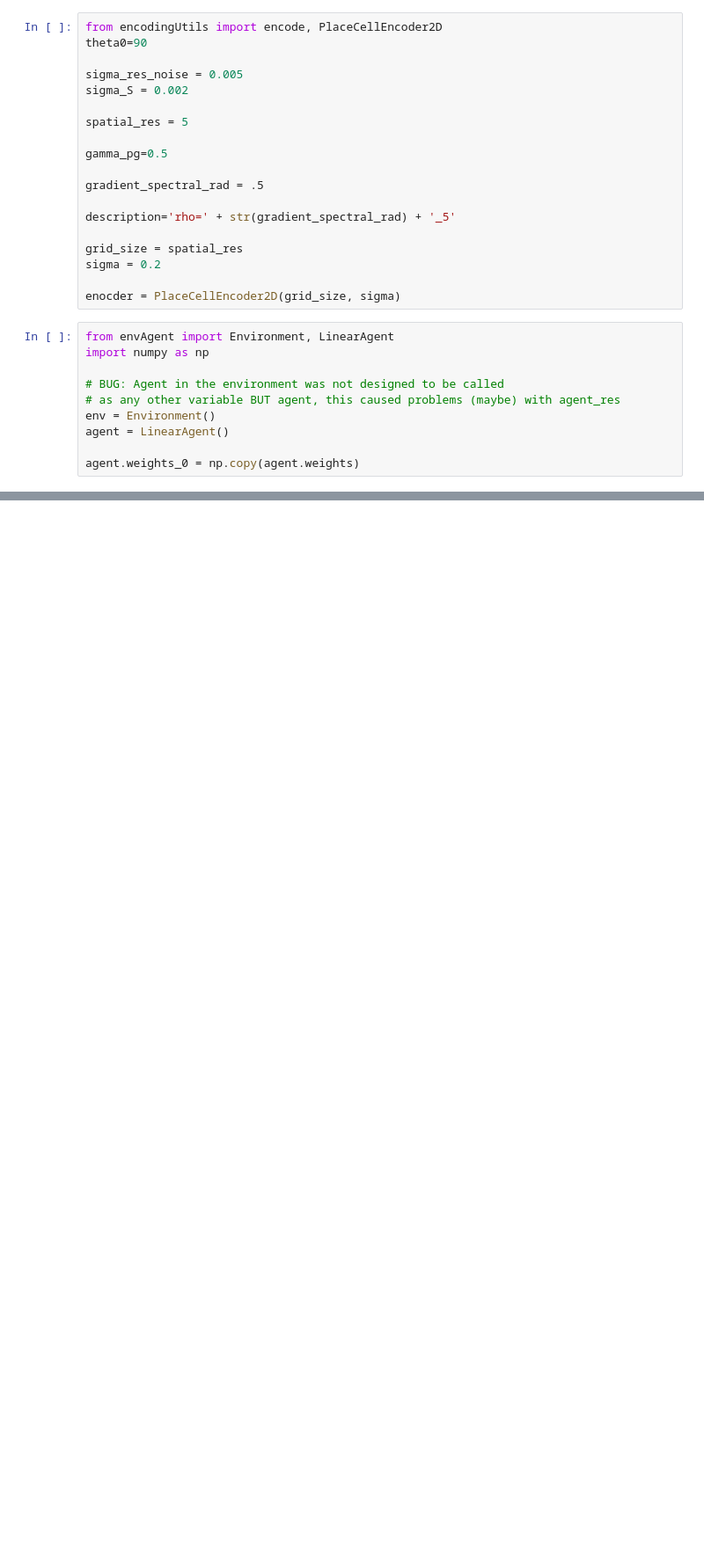
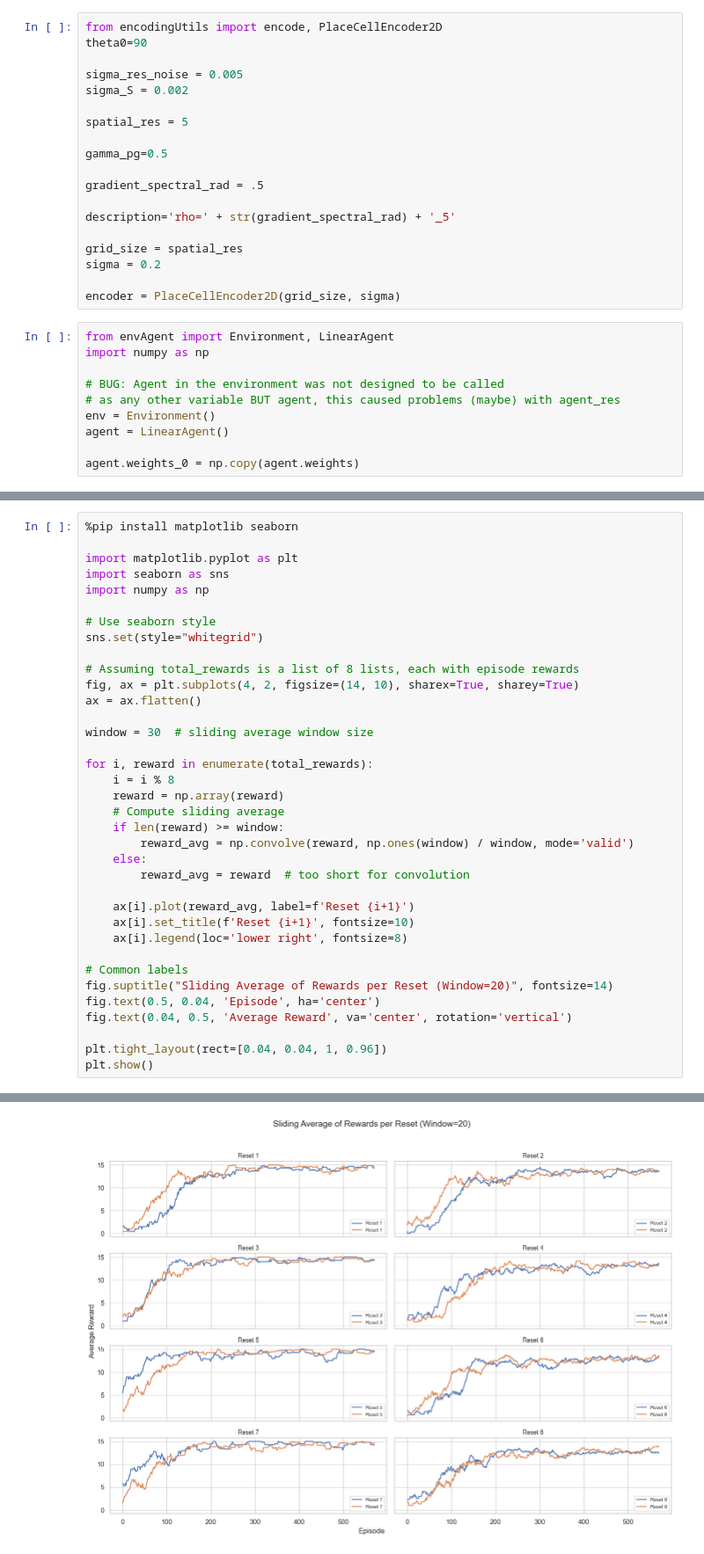
Before and after one commit to MarcoAPelonero/AML2025, a Jupyter notebook: FinalProject/Testing/note1.ipynb, the cells around one changed output, grey strips where cells are left out. Shown at 88% size. Saved outputs shown, nothing was run; the diff lists cells and outputs as text; blank space fills up the shorter version.

```diff
--- a/FinalProject/Testing/note1.ipynb
+++ b/FinalProject/Testing/note1.ipynb
@@ -16,7 +16,7 @@ description='rho=' + str(gradient_spectral_rad) + '_5'
 grid_size = spatial_res
 sigma = 0.2
 
-enocder = PlaceCellEncoder2D(grid_size, sigma)
+encoder = PlaceCellEncoder2D(grid_size, sigma)
 # %%
 from envAgent import Environment, LinearAgent
 import numpy as np
@@ -174,0 +190,37 @@ AttributeError: 'list' object has no attribute 'shape'
+# %%
+%pip install matplotlib seaborn
+
+import matplotlib.pyplot as plt
+import seaborn as sns
+import numpy as np
+
+# Use seaborn style
+sns.set(style="whitegrid")
+
+# Assuming total_rewards is a list of 8 lists, each with episode rewards
+fig, ax = plt.subplots(4, 2, figsize=(14, 10), sharex=True, sharey=True)
+ax = ax.flatten()
+
+window = 30  # sliding average window size
+
+for i, reward in enumerate(total_rewards):
+    i = i % 8
+    reward = np.array(reward)
+    # Compute sliding average
+    if len(reward) >= window:
+        reward_avg = np.convolve(reward, np.ones(window) / window, mode='valid')
+    else:
+        reward_avg = reward  # too short for convolution
+
+    ax[i].plot(reward_avg, label=f'Reset {i+1}')
+    ax[i].set_title(f'Reset {i+1}', fontsize=10)
+    ax[i].legend(loc='lower right', fontsize=8)
+
+# Common labels
+fig.suptitle("Sliding Average of Rewards per Reset (Window=20)", fontsize=14)
+fig.text(0.5, 0.04, 'Episode', ha='center')
+fig.text(0.04, 0.5, 'Average Reward', va='center', rotation='vertical')
+
+plt.tight_layout(rect=[0.04, 0.04, 1, 0.96])
+plt.show()
+# %% [output]
@@ -174,0 +245 @@ AttributeError: 'list' object has no attribute 'shape'
+[figure, added]
```
Also changed, not shown: parts of 6 cells of this notebook.
